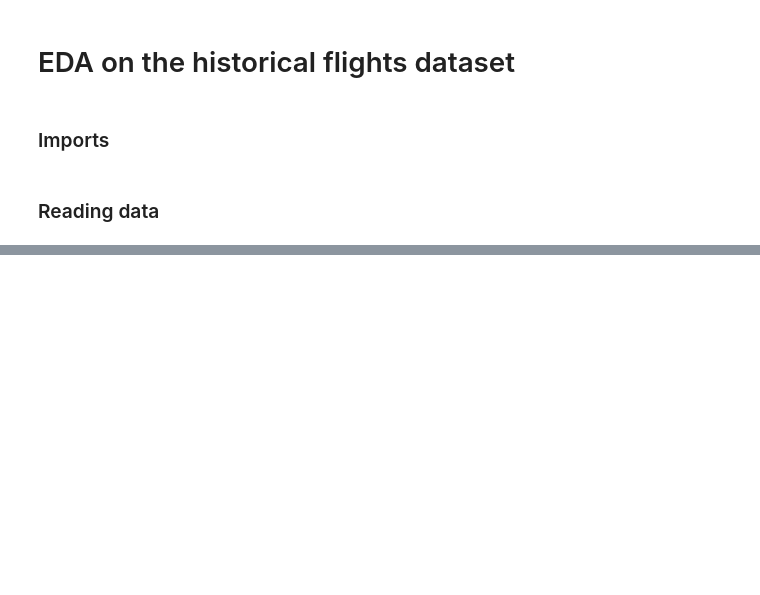
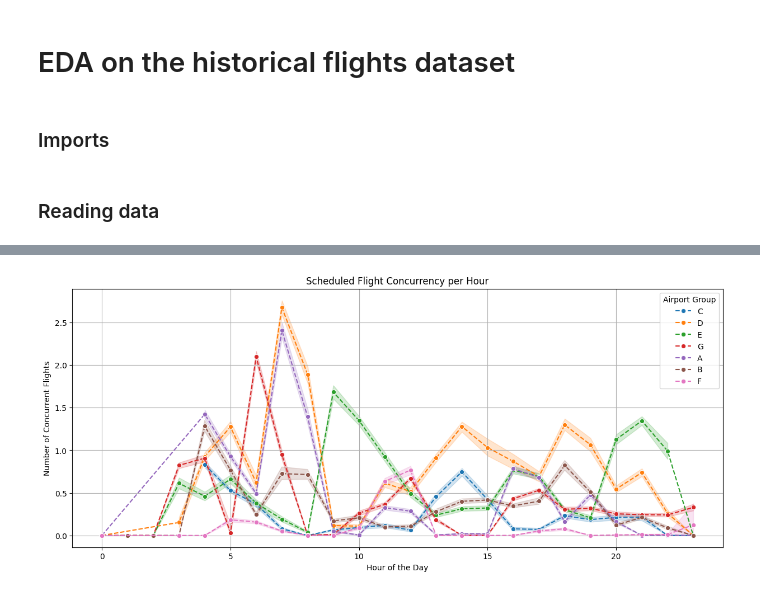
Before and after one commit to MiladTootoonchi/Avinor-Predictions, a Jupyter notebook: notebooks/eda_historical_flights.ipynb, the cells around one changed output, grey strips where cells are left out. Saved outputs shown, nothing was run; the diff lists cells and outputs as text; code cells hidden in the pictures; blank space fills up the shorter version.

```diff
--- a/notebooks/eda_historical_flights.ipynb
+++ b/notebooks/eda_historical_flights.ipynb
@@ -23,0 +219,18 @@ df.describe()
+# %%
+plt.figure(figsize = (15,6))
+sns.lineplot(
+    data = df_grouped,
+    x = 'hour',
+    y = 'sched_concurrence',
+    hue = 'airport_group',
+    marker = 'o',
+    linestyle = '--'
+)
+plt.title('Scheduled Flight Concurrency per Hour')
+plt.xlabel('Hour of the Day')
+plt.ylabel('Number of Concurrent Flights')
+plt.grid(True)
+plt.legend(title='Airport Group')
+plt.show()
+# %% [output]
+[figure, added]
```
Also changed, not shown: parts of 19 cells of this notebook.
